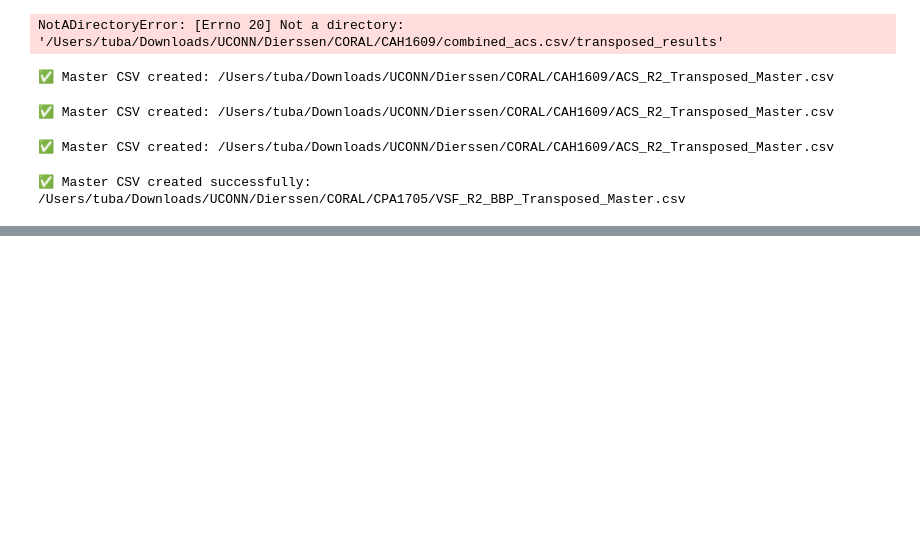
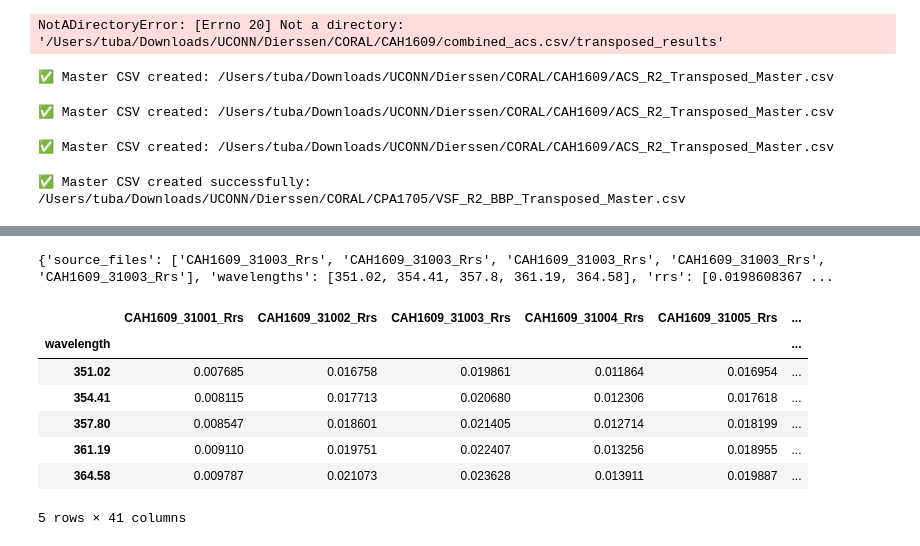
Before and after one commit to tubazahra/Benthic_Classification, a Jupyter notebook: test6.ipynb, the cells around one changed output, grey strips where cells are left out. Saved outputs shown, nothing was run; the diff lists cells and outputs as text; code cells hidden in the pictures; blank space fills up the shorter version.

```diff
--- a/test6.ipynb
+++ b/test6.ipynb
@@ -618,0 +648,12 @@ else:
+# %%
+# Create dictionary
+data_dict = {
+    'source_files': df['source_file'].tolist(),
+    'wavelengths': df['wavelength'].tolist(),
+    'rrs': df['rrs'].tolist()
+}
+
+# Optional: check the first few entries
+print({k: v[:5] for k, v in data_dict.items()})
+# %% [output]
+{'source_files': ['CAH1609_31003_Rrs', 'CAH1609_31003_Rrs', 'CAH1609_31003_Rrs', 'CAH1609_31003_Rrs', 'CAH1609_31003_Rrs'], 'wavelengths': [351.02, 354.41, 357.8, 361.19, 364.58], 'rrs': [0.0198608367 ...
@@ -618,0 +670,11 @@ else:
+# %%
+df_wide.head()
+# %% [output]
+|  | CAH1609_31001_Rrs | CAH1609_31002_Rrs | CAH1609_31003_Rrs | CAH1609_31004_Rrs | CAH1609_31005_Rrs | ... |
+| wavelength |  |  |  |  |  | ... |
+| 351.02 | 0.007685 | 0.016758 | 0.019861 | 0.011864 | 0.016954 | ... |
+| 354.41 | 0.008115 | 0.017713 | 0.020680 | 0.012306 | 0.017618 | ... |
+| 357.80 | 0.008547 | 0.018601 | 0.021405 | 0.012714 | 0.018199 | ... |
+| 361.19 | 0.009110 | 0.019751 | 0.022407 | 0.013256 | 0.018955 | ... |
+| 364.58 | 0.009787 | 0.021073 | 0.023628 | 0.013911 | 0.019887 | ... |
+5 rows × 41 columns
```
Also changed, not shown: parts of 12 cells of this notebook.
